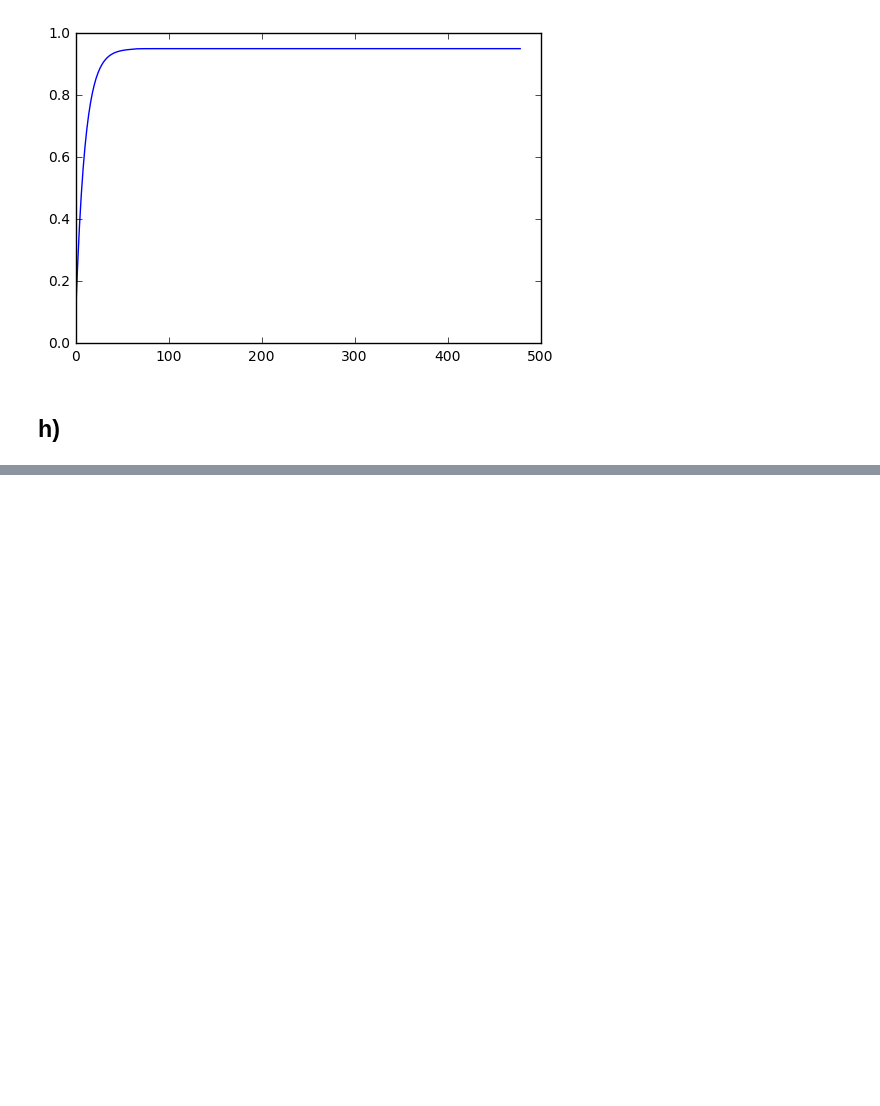
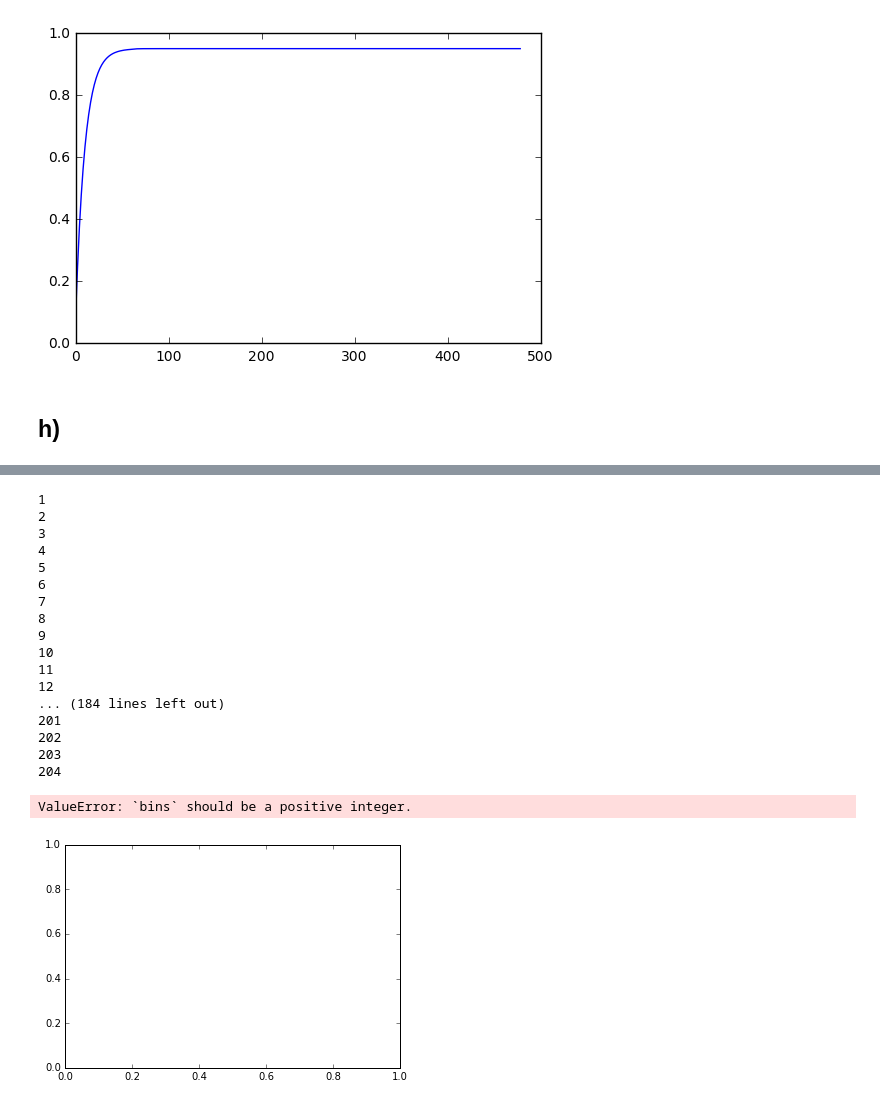
Before and after one commit to jj1993/Applied-mechanism-design-and-big-data, a Jupyter notebook: Poission.ipynb, the cells around one changed output, grey strips where cells are left out. Cells and saved outputs as stored; diff of their text form; code cells hidden in the pictures; blank space fills up the shorter version.

```diff
--- a/Poission.ipynb
+++ b/Poission.ipynb
@@ -306,11 +306,11 @@ def random_number(t0, nth_visitor):
         if integral>=r:
             return minute
 # %%
-# def random_number2(t0):
-#     r = random.random()
-#     t = -get_rate(t0) * math.log(1-r)
-#     t =  t if t> 0 else 0
-#     return t
+def random_number2(t0):
+    r = random.random()
+    t = -get_rate(t0) * math.log(1-r)
+    t =  t if t> 0 else 0
+    return t
 
 def p(tstep):
     # chance of someone comming in
@@ -408,7 +452,7 @@ for i in range(1):
     arrival_times = []
     c = 0
     while minute != None and minute < (60*len(pt)) and c < 200:
-        minute = random_number2(minute)
+        minute += random_number2(minute)
         minute = math.ceil(minute)
         c+=1
         print(minute)
@@ -428,30 +472,50 @@ for i in range(1):
 fig = plt.figure()
 bin_count = max(first_visitors) - min(first_visitors)
 
 n, bins, patches = plt.hist(first_visitors, bin_count, normed=True, facecolor='green', alpha=0.75)
 
 real_results = []
 for minute in range(min(first_visitors), max(first_visitors)):
     result = nth_visitor_arrival(1, 0, minute)
     real_results.append(result)
 
 x = range(min(first_visitors), max(first_visitors))
 plt.plot(x, real_results, c='red')
 plt.title('{}th visitor'.format(1))
 plt.show()
 
 #plot 2
 fig = plt.figure()
 
 bin_count = max(tenth_visitors) - min(tenth_visitors)
 n, bins, patches = plt.hist(tenth_visitors, bin_count, normed=True, facecolor='green', alpha=0.75)
 
 real_results = []
 for minute in range(min(tenth_visitors), max(tenth_visitors)):
     result = nth_visitor_arrival(10, 0, minute)
     real_results.append(result)
 
 x = range(min(tenth_visitors), max(tenth_visitors))
 plt.plot(x, real_results, c='red')
 plt.title('{}th visitor'.format(10))
 plt.show()
+# %% [output]
+1
+2
+3
+4
+5
+6
+7
+8
+9
+10
+11
+12
+... (184 lines left out)
+201
+202
+203
+204
+ValueError: `bins` should be a positive integer.
+[figure, added]
```
Also changed, not shown: parts of 7 cells of this notebook.
